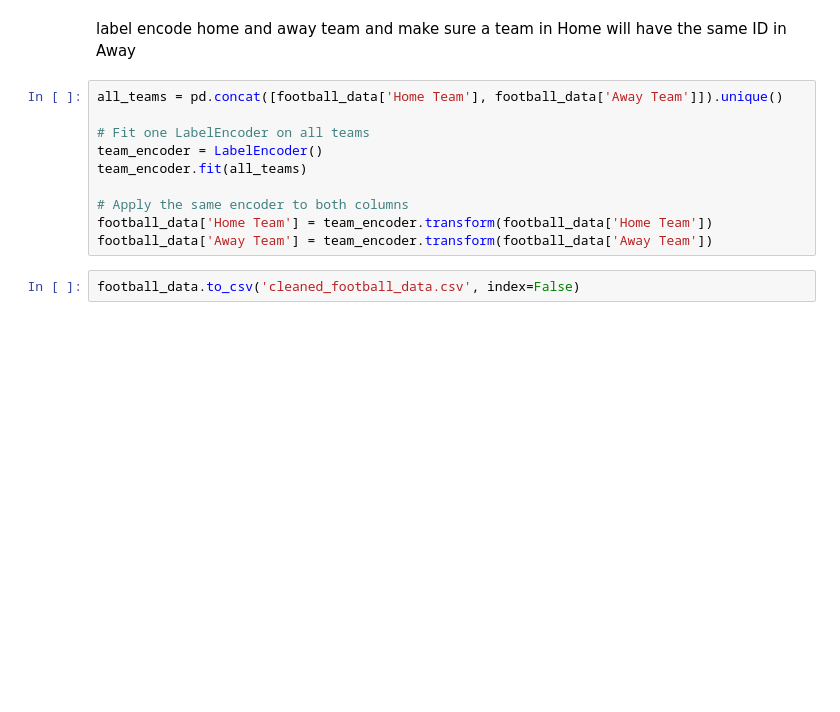
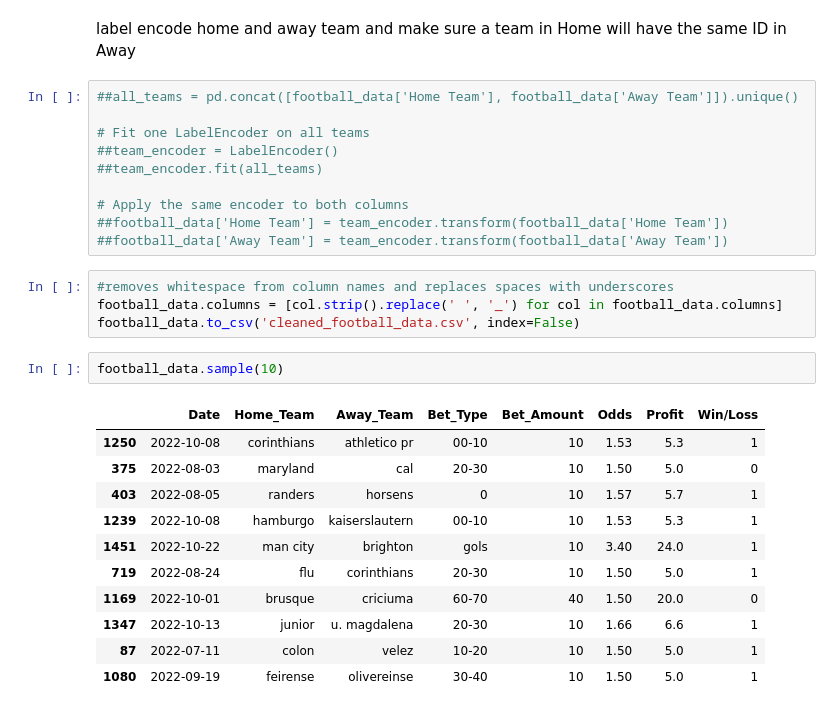
Before and after one commit to peterjanas/betting-BI, a Jupyter notebook: cleaning_football.ipynb, the cells around one changed output. Cells and saved outputs as stored; diff of their text form; blank space fills up the shorter version.

```diff
--- a/cleaning_football.ipynb
+++ b/cleaning_football.ipynb
@@ -427,14 +429,30 @@ football_data.head()
 # %% [markdown]
 label encode home and away team and make sure a team in Home will have the same ID in Away
 # %%
-all_teams = pd.concat([football_data['Home Team'], football_data['Away Team']]).unique()
+##all_teams = pd.concat([football_data['Home Team'], football_data['Away Team']]).unique()
 
 # Fit one LabelEncoder on all teams
-team_encoder = LabelEncoder()
-team_encoder.fit(all_teams)
+##team_encoder = LabelEncoder()
+##team_encoder.fit(all_teams)
 
 # Apply the same encoder to both columns
-football_data['Home Team'] = team_encoder.transform(football_data['Home Team'])
-football_data['Away Team'] = team_encoder.transform(football_data['Away Team'])
+##football_data['Home Team'] = team_encoder.transform(football_data['Home Team'])
+##football_data['Away Team'] = team_encoder.transform(football_data['Away Team'])
 # %%
+#removes whitespace from column names and replaces spaces with underscores
+football_data.columns = [col.strip().replace(' ', '_') for col in football_data.columns]
 football_data.to_csv('cleaned_football_data.csv', index=False)
+# %%
+football_data.sample(10)
+# %% [output]
+|  | Date | Home_Team | Away_Team | Bet_Type | Bet_Amount | Odds | Profit | Win/Loss |
+| 1250 | 2022-10-08 | corinthians | athletico pr | 00-10 | 10 | 1.53 | 5.3 | 1 |
+| 375 | 2022-08-03 | maryland | cal | 20-30 | 10 | 1.50 | 5.0 | 0 |
+| 403 | 2022-08-05 | randers | horsens | 0 | 10 | 1.57 | 5.7 | 1 |
+| 1239 | 2022-10-08 | hamburgo | kaiserslautern | 00-10 | 10 | 1.53 | 5.3 | 1 |
+| 1451 | 2022-10-22 | man city | brighton | gols | 10 | 3.40 | 24.0 | 1 |
+| 719 | 2022-08-24 | flu | corinthians | 20-30 | 10 | 1.50 | 5.0 | 1 |
+| 1169 | 2022-10-01 | brusque | criciuma | 60-70 | 40 | 1.50 | 20.0 | 0 |
+| 1347 | 2022-10-13 | junior | u. magdalena | 20-30 | 10 | 1.66 | 6.6 | 1 |
+| 87 | 2022-07-11 | colon | velez | 10-20 | 10 | 1.50 | 5.0 | 1 |
+| 1080 | 2022-09-19 | feirense | olivereinse | 30-40 | 10 | 1.50 | 5.0 | 1 |
```
Also changed, not shown: parts of 7 cells of this notebook, 1 other file.
